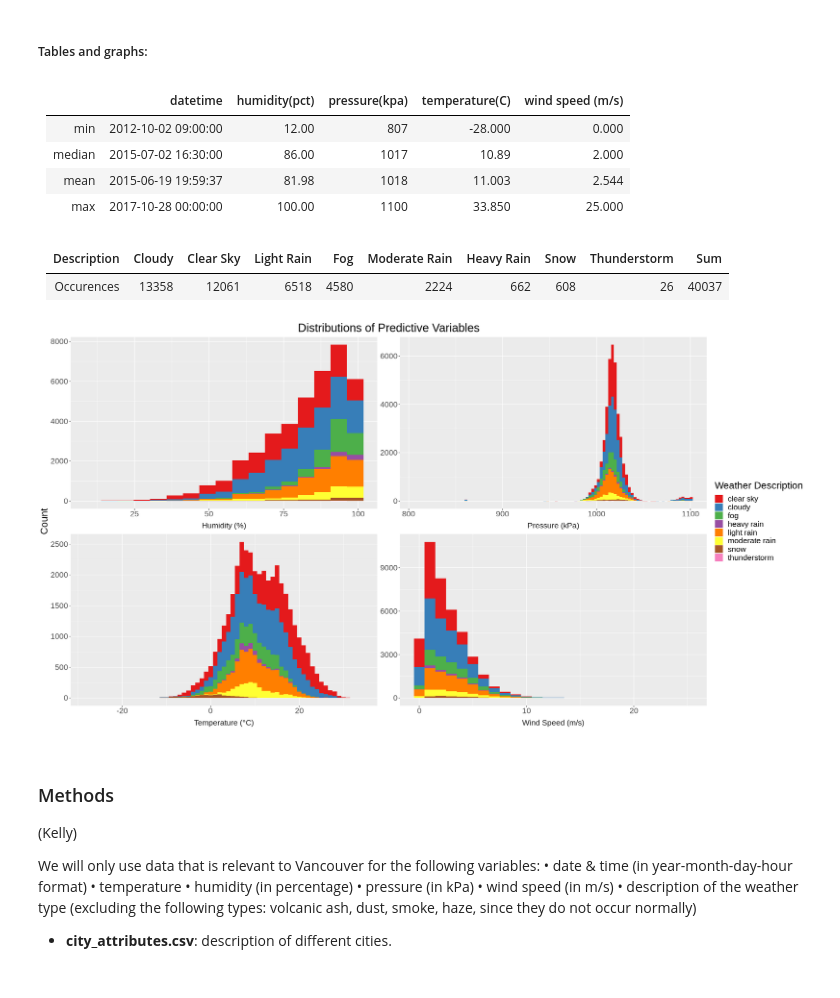
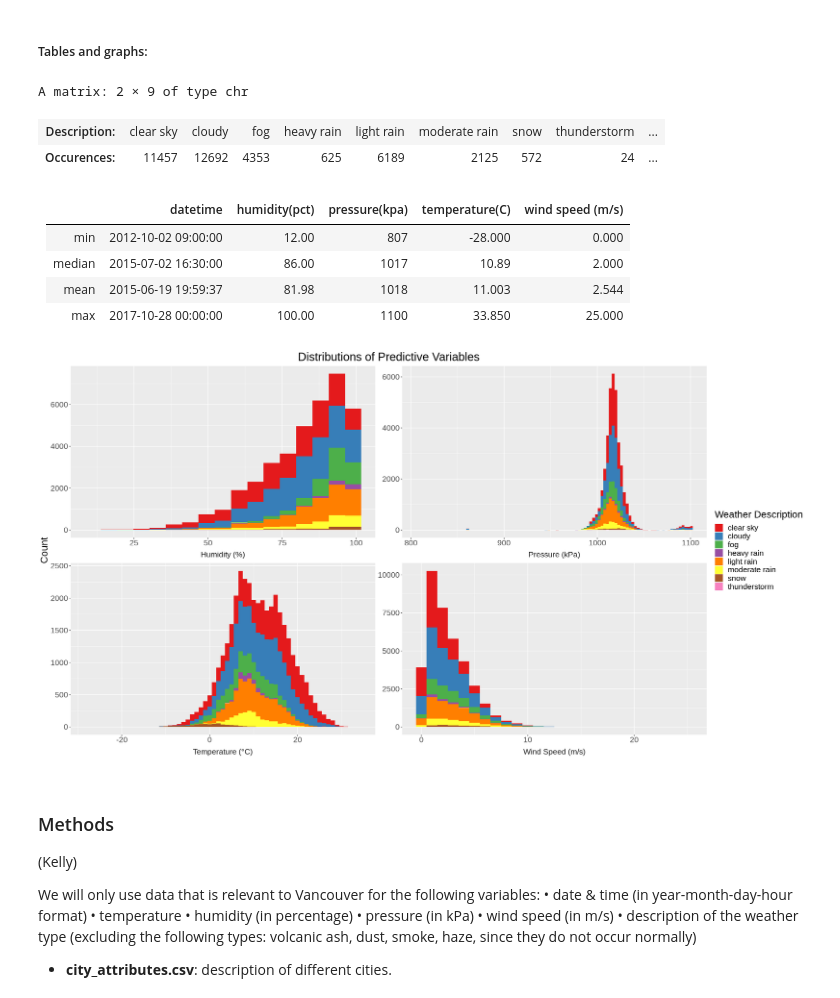
Before and after one commit to StuartLiv/DSCI100Group, a Jupyter notebook: proposal.ipynb, the cells around one changed output. Drawn from its saved outputs; the diff is of its cells as text; code cells hidden in the pictures.

Commit message:
Split training and testing data, revised writing

```diff
--- a/proposal.ipynb
+++ b/proposal.ipynb
@@ -15,6 +15,8 @@ The dataset we will use is on https://www.kaggle.com/selfishgene/historical-hour
 #Loading in the data set, selecting the vancouver columns:
 
 library(tidyverse)
+library(tidymodels)
+set.seed(1234)
 
 humidity_van = read_csv("https://raw.githubusercontent.com/StuartLiv/DSCI100Group/main/data/humidity.csv", col_types = cols()) %>%
             select(datetime, Vancouver)
@@ -50,8 +52,29 @@ weather_data = weather_data_verbose %>%
                                            description == 'sky is clear' ~ 'clear sky',
                                            TRUE ~ description)) %>%
             mutate(description = as.factor(description))
+
+#Splitting into testing and training sets:
+
+weather_split <- initial_split(weather_data, prop = 0.95, strata = description)
+weather_train <- training(weather_split)
+weather_test <- testing(weather_split)
 # %% [markdown]
 #####  Tables and graphs:
+# %%
+#Count of Each Weather Type In Training Set
+
+sums = group_by(weather_train, description) %>%
+    summarize(occurences = n(), .groups = 'drop') %>%
+    #mutate(description = toTitleCase(description)) %>%
+    setNames(c("Description:", "Occurences:")) %>%
+    t() %>%
+    cbind(c("total", nrow(weather_train)))
+
+sums
+# %% [output]
+A matrix: 2 × 9 of type chr
+| Description: | clear sky | cloudy | fog | heavy rain | light rain | moderate rain | snow | thunderstorm | ... |
+| Occurences: | 11457 | 12692 | 4353 | 625 | 6189 | 2125 | 572 | 24 | ... |
 # %% [markdown]
 || datetime | humidity(pct) | pressure(kpa) | temperature(C) | wind speed (m/s)|
 | :---: | :---: | :---: | :---: | :---: | :---: |
@@ -59,33 +82,29 @@ weather_data = weather_data_verbose %>%
 |median | 2015-07-02 16:30:00 | 86.00 | 1017 | 10.89 | 2.000 |
 | mean | 2015-06-19 19:59:37 | 81.98 | 1018 |11.003 |2.544 |
 | max | 2017-10-28 00:00:00 | 100.00 | 1100  |33.850 | 25.000 |
-# %% [markdown]
-| Description | Cloudy | Clear Sky | Light Rain | Fog  | Moderate Rain | Heavy Rain | Snow | Thunderstorm |Sum   |
-|-------------|--------|-----------|------------|------|---------------|------------|------|--------------|------|
-| Occurences  | 13358  | 12061     | 6518       | 4580 | 2224          | 662        | 608  | 26           | 40037|
 # %%
 options(repr.plot.width = 22, repr.plot.height = 12)
 
-hist_data = pivot_longer(weather_data, c(temperature.c, pressure.kpa, humidity.pct, wind_speed.ms),
+hist_data = pivot_longer(weather_train, c(temperature.c, pressure.kpa, humidity.pct, wind_speed.ms),
             names_to = "measurement", values_to = "value")
 
 hist_labels = as_labeller(c("humidity.pct" = "Humidity (%)", "pressure.kpa" = "Pressure (kPa)", "temperature.c" = "Temperature (°C)", "wind_speed.ms" = "Wind Speed (m/s)"))
 
 hist_plot = ggplot(hist_data, aes(x = value, fill = description)) +
             ggtitle("Distributions of Predictive Variables") +
             geom_histogram(data = subset(hist_data, measurement == "humidity.pct"), binwidth = 5.5) +
             geom_histogram(data = subset(hist_data, measurement == "pressure.kpa"), binwidth = 3) +
             geom_histogram(data = subset(hist_data, measurement == "temperature.c"), binwidth = 1) +
             geom_histogram(data = subset(hist_data, measurement == "wind_speed.ms"), binwidth = 1) +
             facet_wrap(~measurement, scales = "free", strip.position = "bottom",
                     labeller = hist_labels) +
             labs(x = "", y = "Count", fill = "Weather Description") +
             scale_fill_brewer(palette = "Set1") +
             theme(strip.placement = "outside", strip.background = element_blank(), text = element_text(size = 20), plot.title = element_text(hjust = 0.5))
 
 hist_plot
 # %% [output]
-[figure, old version]
+[figure, new version]
 # %% [markdown]
 ### Methods
 
```
Also changed, not shown: parts of 4 cells of this notebook.
